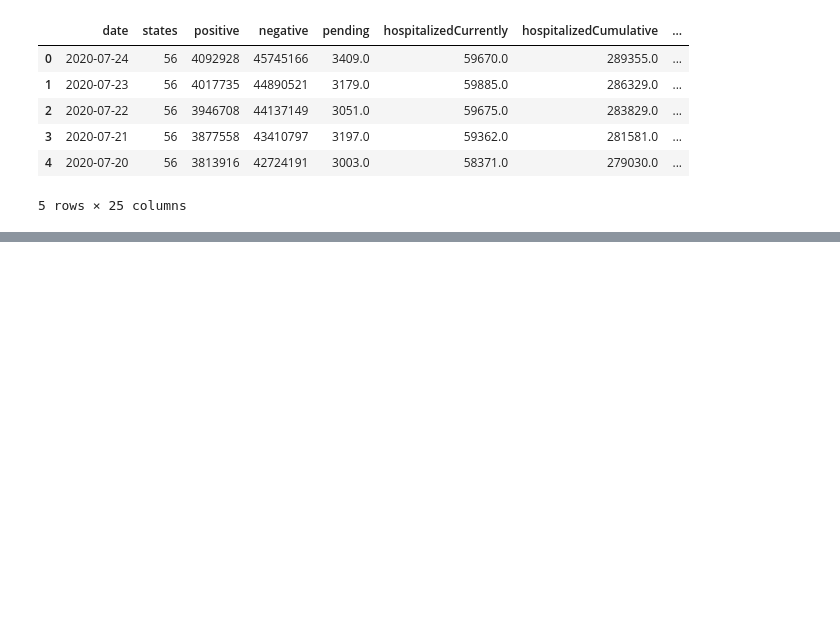
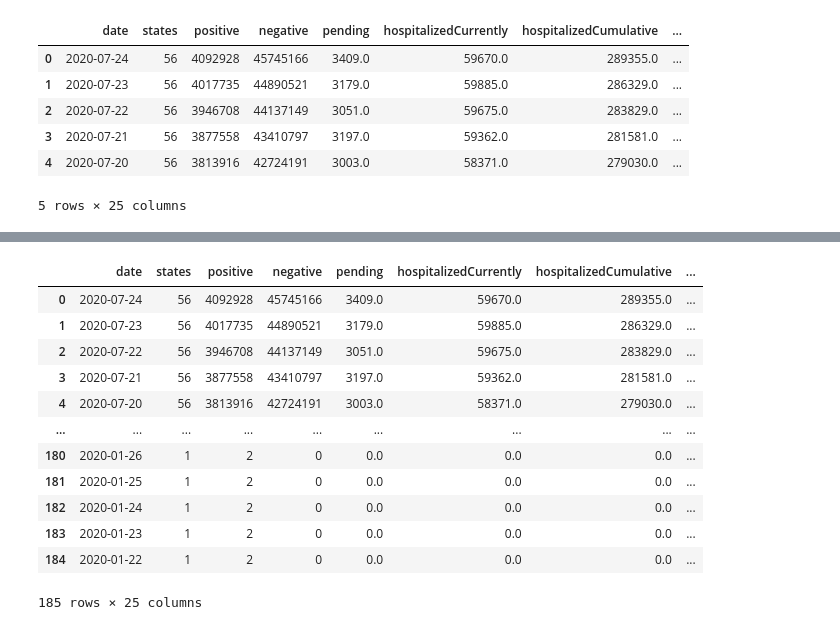
Before and after one commit to anu0012/COVID_Prediction, a Jupyter notebook: model.ipynb, the cells around one changed output, grey strips where cells are left out. Drawn from its saved outputs; the diff is of its cells as text; code cells hidden in the pictures; blank space fills up the shorter version.

Commit message:
Add files via upload
Data Cleaning

```diff
--- a/model.ipynb
+++ b/model.ipynb
@@ -52,3 +47,19 @@ daily_data.merge(govt_measures, left_on='date', right_on='DATE_IMPLEMENTED', how
 | 366 | 2020-01-23 | 1 | 2 | 0 | NaN | NaN | NaN | ... |
 | 367 | 2020-01-22 | 1 | 2 | 0 | NaN | NaN | NaN | ... |
 368 rows × 43 columns
+# %%
+daily_data.replace(to_replace = np.nan, value = 0)
+# %% [output]
+|  | date | states | positive | negative | pending | hospitalizedCurrently | hospitalizedCumulative | ... |
+| 0 | 2020-07-24 | 56 | 4092928 | 45745166 | 3409.0 | 59670.0 | 289355.0 | ... |
+| 1 | 2020-07-23 | 56 | 4017735 | 44890521 | 3179.0 | 59885.0 | 286329.0 | ... |
+| 2 | 2020-07-22 | 56 | 3946708 | 44137149 | 3051.0 | 59675.0 | 283829.0 | ... |
+| 3 | 2020-07-21 | 56 | 3877558 | 43410797 | 3197.0 | 59362.0 | 281581.0 | ... |
+| 4 | 2020-07-20 | 56 | 3813916 | 42724191 | 3003.0 | 58371.0 | 279030.0 | ... |
+| ... | ... | ... | ... | ... | ... | ... | ... | ... |
+| 180 | 2020-01-26 | 1 | 2 | 0 | 0.0 | 0.0 | 0.0 | ... |
+| 181 | 2020-01-25 | 1 | 2 | 0 | 0.0 | 0.0 | 0.0 | ... |
+| 182 | 2020-01-24 | 1 | 2 | 0 | 0.0 | 0.0 | 0.0 | ... |
+| 183 | 2020-01-23 | 1 | 2 | 0 | 0.0 | 0.0 | 0.0 | ... |
+| 184 | 2020-01-22 | 1 | 2 | 0 | 0.0 | 0.0 | 0.0 | ... |
+185 rows × 25 columns
```
Also changed, not shown: parts of 2 cells of this notebook.
